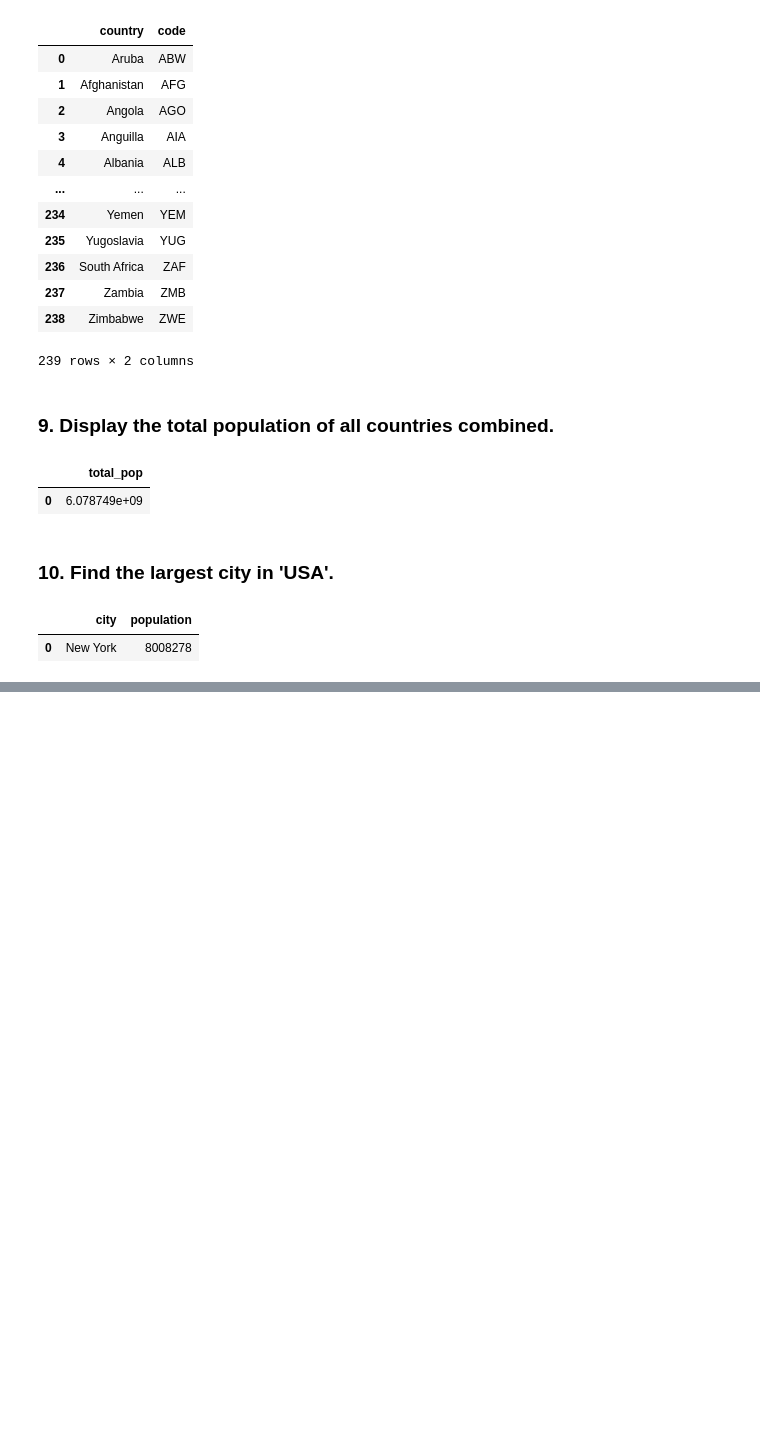
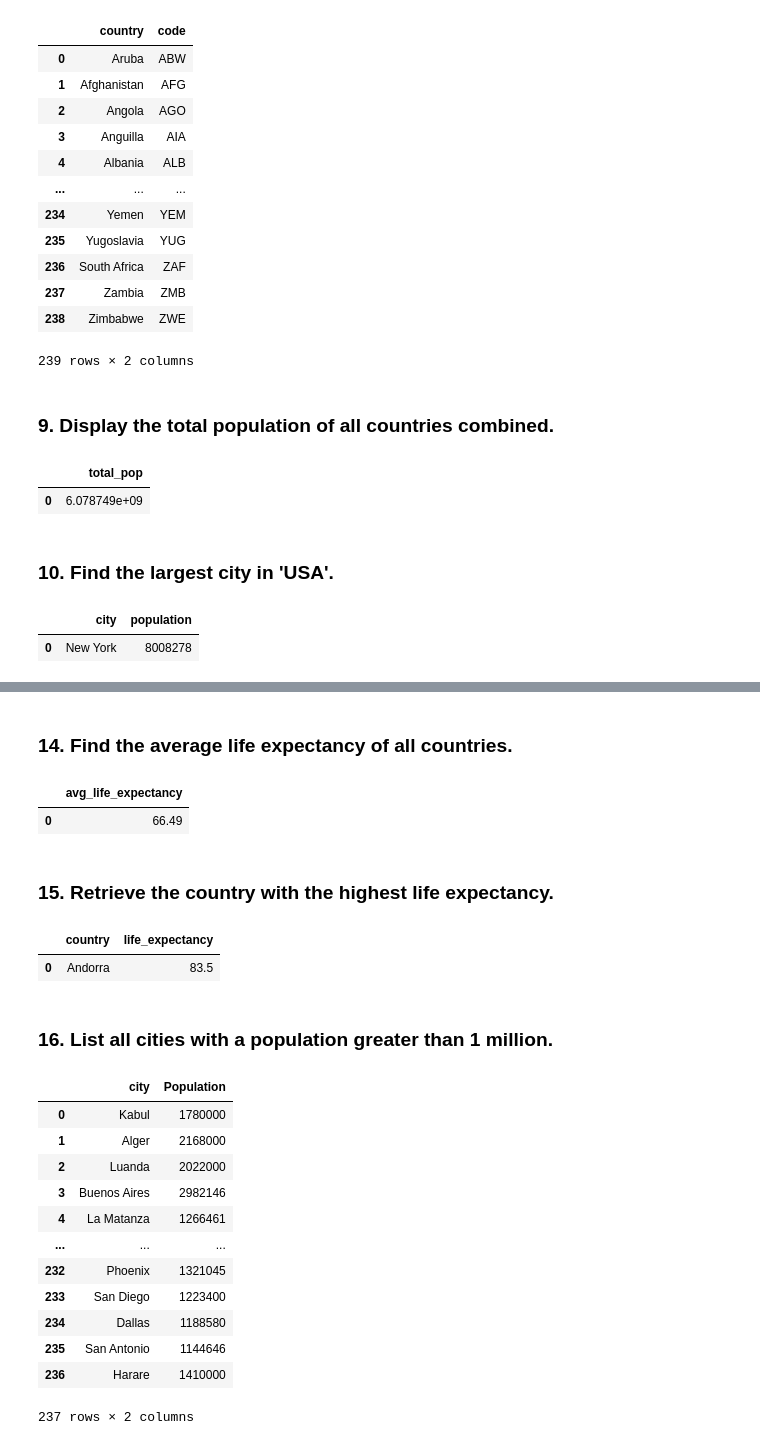
Before and after one commit to chusk2/databases_practice, a Jupyter notebook: world_questions.ipynb, the cells around one changed output, grey strips where cells are left out. Drawn from its saved outputs; the diff is of its cells as text; code cells hidden in the pictures; blank space fills up the shorter version.

```diff
--- a/world_questions.ipynb
+++ b/world_questions.ipynb
@@ -192,0 +281,56 @@ pd.read_sql(query, con=engine)
+# %% [markdown]
+### 14. Find the average life expectancy of all countries.
+# %%
+query = '''
+select round( avg(lifeexpectancy), 2) as avg_life_expectancy
+from country ;
+'''
+
+pd.read_sql_query(query, engine)
+# %% [output]
+|  | avg_life_expectancy |
+| 0 | 66.49 |
+# %% [markdown]
+### 15. Retrieve the country with the highest life expectancy.
+# %%
+query = '''
+select
+    name as country,
+    lifeexpectancy as life_expectancy
+from country
+where lifeexpectancy = (
+    select max(lifeexpectancy)
+    from country
+    ) ;
+'''
+
+pd.read_sql_query(query, engine)
+# %% [output]
+|  | country | life_expectancy |
+| 0 | Andorra | 83.5 |
+# %% [markdown]
+### 16. List all cities with a population greater than 1 million.
+# %%
+query = '''
+select
+    name as city,
+    Population
+from city
+where Population > 1E6 ;
+'''
+
+query_data(query)
+# %% [output]
+|  | city | Population |
+| 0 | Kabul | 1780000 |
+| 1 | Alger | 2168000 |
+| 2 | Luanda | 2022000 |
+| 3 | Buenos Aires | 2982146 |
+| 4 | La Matanza | 1266461 |
+| ... | ... | ... |
+| 232 | Phoenix | 1321045 |
+| 233 | San Diego | 1223400 |
+| 234 | Dallas | 1188580 |
+| 235 | San Antonio | 1144646 |
+| 236 | Harare | 1410000 |
+237 rows × 2 columns
```
Also changed, not shown: parts of 21 cells of this notebook.
